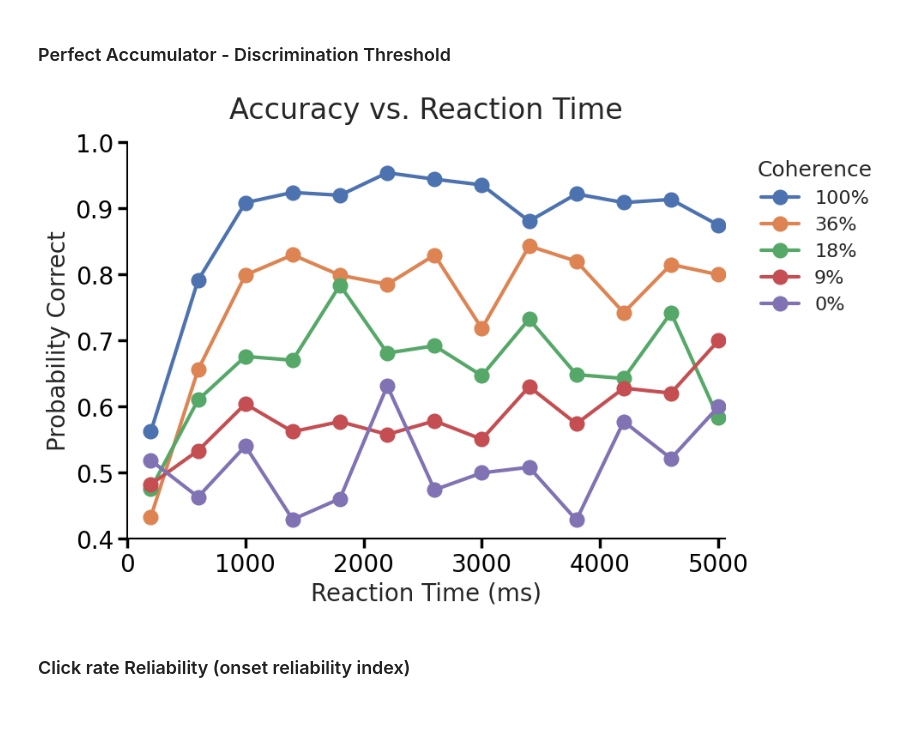
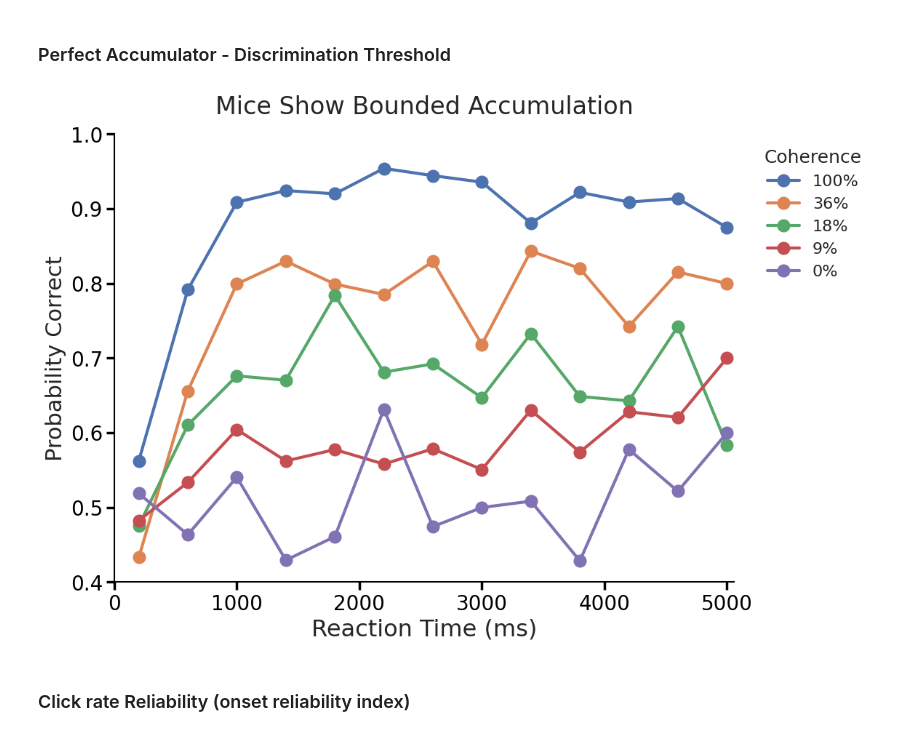
Before and after one commit to vaibrainium/decision-behavior-in-mice, a Jupyter notebook: notebooks/1.2-accumulator-analysis.ipynb, the cells around one changed output. Cells and saved outputs as stored; diff of their text form; code cells hidden in the pictures.

```diff
--- a/notebooks/1.2-accumulator-analysis.ipynb
+++ b/notebooks/1.2-accumulator-analysis.ipynb
@@ -168,38 +168,38 @@ for coh in control["absolute_coherence"].unique():
     binned_accuracies[coh] = bin_accuracy(coherence_data, bin_width=smoothing_window)
 
 # Plot
-plt.figure(figsize=(9, 6))
+plt.figure(figsize=(11, 8))
 for coh, binned_accuracy in binned_accuracies.items():
     plt.plot(binned_accuracy["midpoint"], binned_accuracy["outcome"], marker="o", ms=12, lw=3, label=f"{coh}%")
 
 plt.xticks(np.arange(0,5001,1000), color='black', fontsize=16)
 
 plt.yticks(np.arange(0.4, 1.1, 0.1), color="black", fontsize=16)
-plt.xlabel("Reaction Time (ms)", fontsize=20)
-plt.ylabel("Probability Correct", fontsize=20)
-plt.title("Accuracy vs. Reaction Time", fontsize=24, pad=20)
+plt.xlabel("Reaction Time (ms)", fontsize=23)
+plt.ylabel("Probability Correct", fontsize=22)
+plt.title("Mice Show Bounded Accumulation", fontsize=24, pad=20)
 plt.grid(False)
 plt.gca().spines['right'].set_visible(False)
 plt.gca().spines['top'].set_visible(False)
 for dir in ['left', 'bottom']:
     plt.gca().spines[dir].set_linewidth(1.5)
     plt.gca().spines[dir].set_color('black')
 
 plt.ylim(0.4, 1)
 plt.xlim(0, 5060)
 
 plt.legend(title="Coherence", bbox_to_anchor=(1.025, 1), loc="upper left", fontsize=16, frameon=False, title_fontsize=18)
 
 plt.tick_params( axis="both", which="major", labelsize=20, width=2.5, length=8, color="black", direction="out", bottom=True, left=True)
 
 
 plt.savefig(Path(dir_config.project_dir, "dissemination", "poster", "accuracy_vs_rt_control.svg"), bbox_inches='tight')
 plt.savefig(Path(dir_config.project_dir, "dissemination", "poster", "accuracy_vs_rt_control.png"), bbox_inches="tight")
 
 
 plt.show()
 # %% [output]
-[figure, old version]
+[figure, new version]
 # %% [markdown]
 ### Click rate Reliability (onset reliability index)
 # %%
```
Also changed, not shown: 15 other files.
